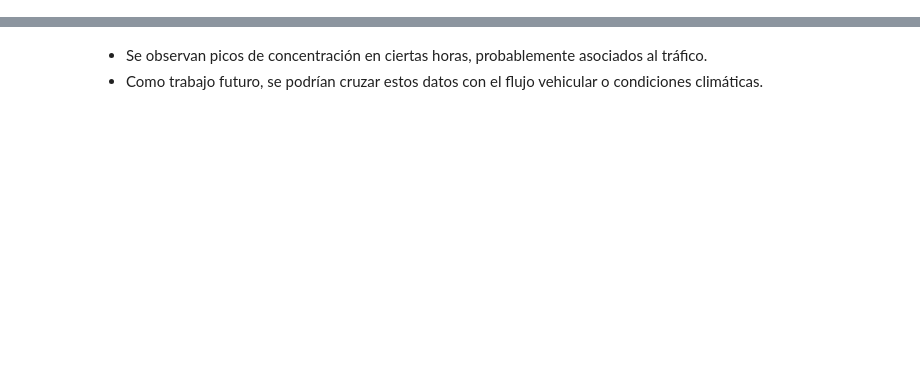
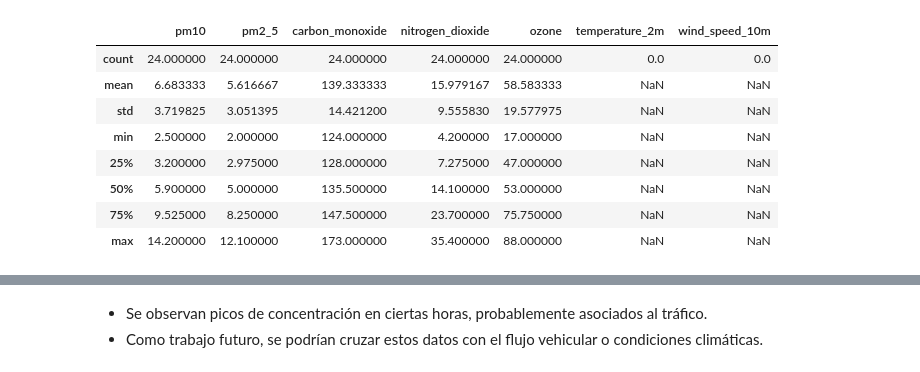
Before and after one commit to carleondel/madrid_pollution_project, a Jupyter notebook: src/analysis.ipynb, the cells around one changed output, grey strips where cells are left out. Saved outputs shown, nothing was run; the diff lists cells and outputs as text; code cells hidden in the pictures; blank space fills up the shorter version.

```diff
--- a/src/analysis.ipynb
+++ b/src/analysis.ipynb
@@ -16,0 +86,12 @@ df.head()
+# %%
+df.describe()
+# %% [output]
+|  | pm10 | pm2_5 | carbon_monoxide | nitrogen_dioxide | ozone | temperature_2m | wind_speed_10m |
+| count | 24.000000 | 24.000000 | 24.000000 | 24.000000 | 24.000000 | 0.0 | 0.0 |
+| mean | 6.683333 | 5.616667 | 139.333333 | 15.979167 | 58.583333 | NaN | NaN |
+| std | 3.719825 | 3.051395 | 14.421200 | 9.555830 | 19.577975 | NaN | NaN |
+| min | 2.500000 | 2.000000 | 124.000000 | 4.200000 | 17.000000 | NaN | NaN |
+| 25% | 3.200000 | 2.975000 | 128.000000 | 7.275000 | 47.000000 | NaN | NaN |
+| 50% | 5.900000 | 5.000000 | 135.500000 | 14.100000 | 53.000000 | NaN | NaN |
+| 75% | 9.525000 | 8.250000 | 147.500000 | 23.700000 | 75.750000 | NaN | NaN |
+| max | 14.200000 | 12.100000 | 173.000000 | 35.400000 | 88.000000 | NaN | NaN |
```
Also changed, not shown: parts of 16 cells of this notebook, 1 other file.
